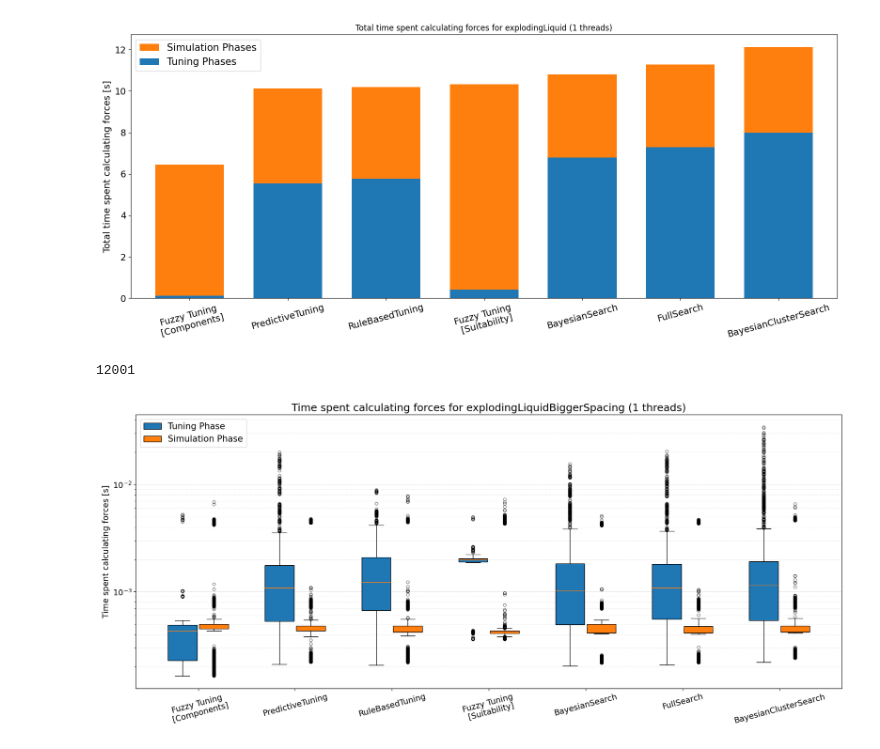
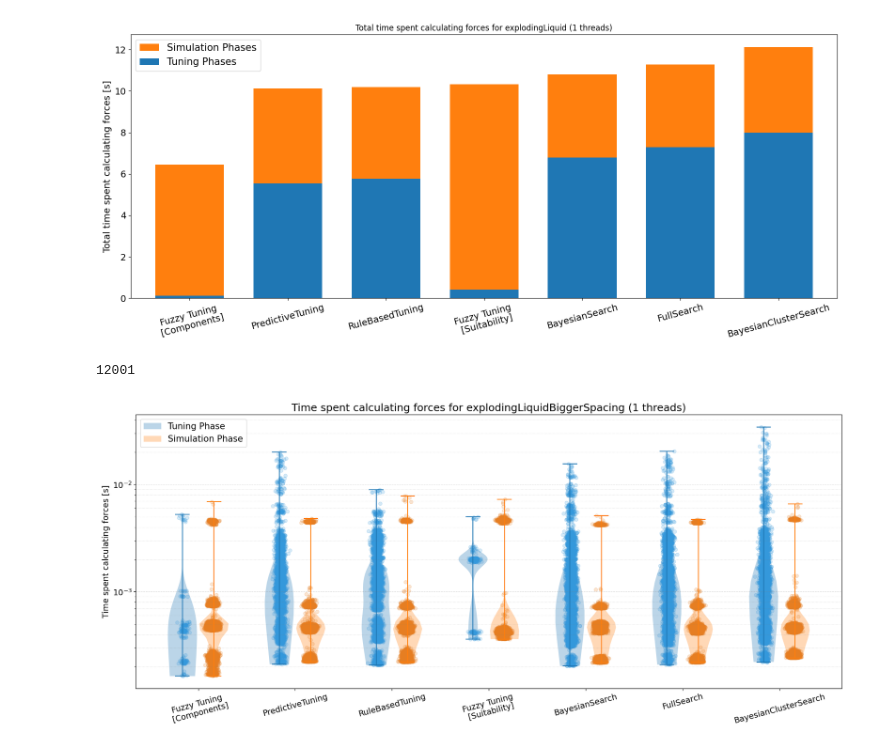
Before and after one commit to ManuelLerchner/AutoPas-FuzzyTuning-Bachelor-Thesis, a Jupyter notebook: data-analysis/benchmark/cluster/explodingLiquidBiggerSpacing/plot-timings.ipynb, the cells around one changed output. Cells and saved outputs as stored; diff of their text form; code cells hidden in the pictures.

```diff
--- a/data-analysis/benchmark/cluster/explodingLiquidBiggerSpacing/plot-timings.ipynb
+++ b/data-analysis/benchmark/cluster/explodingLiquidBiggerSpacing/plot-timings.ipynb
@@ -264,6 +264,16 @@ for scenario, s_data in data.items():
 12001
 12001
 [figure]
+# %%
+# Function to add jittered points
+def add_jittered_points(data, pos, color, alpha=0.2, vert=True):
+    y = data
+    x = np.random.normal(pos, 0.1, size=len(y))
+
+    if vert:
+        plt.scatter(x, y, color=color, alpha=alpha)
+    else:
+        plt.scatter(y, x, color=color, alpha=alpha)
 # %%
 longest_simulation = 0
 for scenario, s_data in data.items():
@@ -311,27 +321,24 @@ for scenario, s_data in data.items():
         positions = range(0, len(algorithms) * 4, 4)
         width = 1.2  # Increased width of boxes
 
-        # Function to add jittered points
-        def add_jittered_points(data, pos, color, alpha=0.2):
-            y = data
-            x = np.random.normal(pos, 0.1, size=len(y))
-            ax.scatter(x, y, alpha=alpha, s=10, color=color, zorder=3)
+
         # Create boxplots with jittered outliers
-        bp_tuning = ax.boxplot([timings[alg]["Tuning Phases"] for alg in algorithms],
-                               positions=[p - width/2-0.05 for p in positions],
-                               widths=width, patch_artist=True, flierprops=dict(marker='o', markersize=5, alpha=0.5))
+        bp_tuning = ax.violinplot([timings[alg]["Tuning Phases"] for alg in algorithms],
+                                  positions=[p - width/2 -
+                                             0.05 for p in positions],
+                                  widths=width, )
 
-        bp_simulation = ax.boxplot([timings[alg]["Simulation Phases"] for alg in algorithms],
-                                   positions=[p + width/2 +
-                                              0.05 for p in positions],
-                                   widths=width, patch_artist=True, flierprops=dict(marker='o', markersize=5, alpha=0.5))
+        bp_simulation = ax.violinplot([timings[alg]["Simulation Phases"] for alg in algorithms],
+                                      positions=[p + width/2 +
+                                                 0.05 for p in positions],
+                                      widths=width)
 
         # Add scatter plots
-        # for i, alg in enumerate(algorithms):
-        #     add_jittered_points(
-        #         timings[alg]["Tuning Phases"], positions[i] - width/2, '#3498db')
-        #     add_jittered_points(
-        #         timings[alg]["Simulation Phases"], positions[i] + width/2, '#e67e22')
+        for i, alg in enumerate(algorithms):
+            add_jittered_points(
+                timings[alg]["Tuning Phases"], positions[i] - width/2, '#3498db')
+            add_jittered_points(
+                timings[alg]["Simulation Phases"], positions[i] + width/2, '#e67e22')
 
         # Increase font sizes
         plt.title(
@@ -343,39 +350,39 @@ for scenario, s_data in data.items():
         plt.yticks(fontsize=14)
 
         # Use more distinct colors
-        for box in bp_tuning['boxes']:
+        for box in bp_tuning['bodies']:
             box.set(facecolor='#1f77b4')
-        for box in bp_simulation['boxes']:
+        for box in bp_simulation['bodies']:
             box.set(facecolor='#ff7f0e')  # Orange
 
         ax.set_xticks(positions)
         ax.set_xticklabels(algorithms, rotation=15)
 
         # minor grid lines on y
         ax.yaxis.grid(True, linestyle=':', which='minor',
                       color='grey', alpha=.25)
 
         # Add legend
-        ax.legend([bp_tuning["boxes"][0], bp_simulation["boxes"][0]],
+        ax.legend([bp_tuning["bodies"][0], bp_simulation["bodies"][0]],
                   ["Tuning Phase", "Simulation Phase"], fontsize=15)
 
         # Logarithmic y-axis
         ax.set_yscale('log')
 
         # more grid lines
         ax.yaxis.grid(True, linestyle='--', which='major',
                       color='grey', alpha=.25)
 
         ax.yaxis.set_tick_params(labelsize=14)
         ax.xaxis.set_tick_params(labelsize=14)
         # make axis title bigger
         ax.yaxis.label.set_size(14)
 
         fig.tight_layout()
 
         fig.savefig(f"boxplot_{scenario}_{threads}.png", dpi=300)
 
         plt.show()
 # %% [output]
 12001
-[figure, old version]
+[figure, new version]
```
Also changed, not shown: parts of 1 cell of this notebook, 17 other files.
